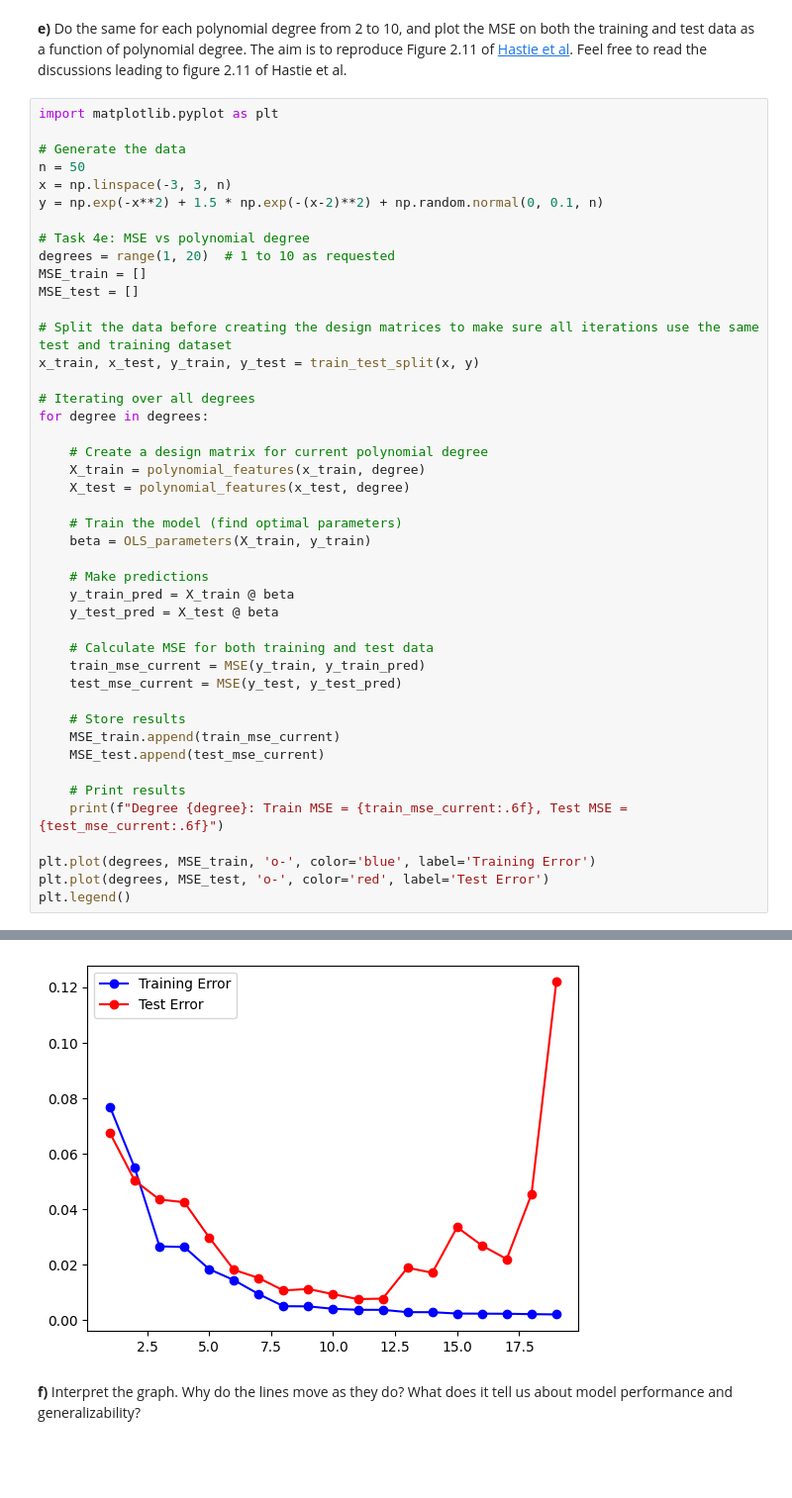
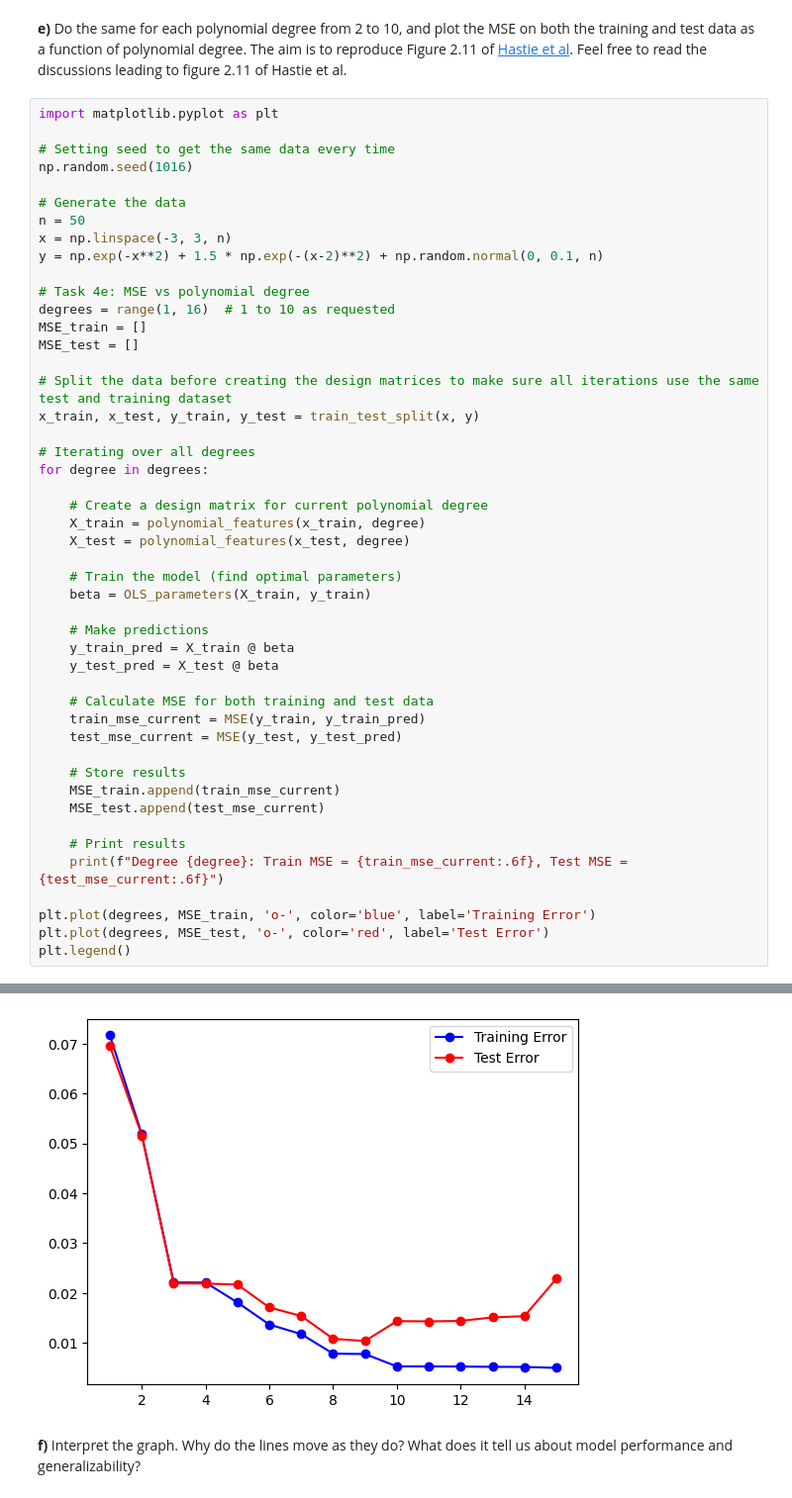
Before and after one commit to EiHol/FYSSTK3155, a Jupyter notebook: Week35/Notebook_W35.ipynb, the cells around one changed output, grey strips where cells are left out. Shown at 99% size. Drawn from its saved outputs; the diff is of its cells as text; blank space fills up the shorter version.

Commit message:
Updated the np.random seed to get more predictable plotting of task 4

```diff
--- a/Week35/Notebook_W35.ipynb
+++ b/Week35/Notebook_W35.ipynb
@@ -294,6 +294,9 @@ Training mean squared error 0.01786220984580223
 **e)** Do the same for each polynomial degree from 2 to 10, and plot the MSE on both the training and test data as a function of polynomial degree. The aim is to reproduce Figure 2.11 of [Hastie et al](https://github.com/CompPhysics/MLErasmus/blob/master/doc/Textbooks/elementsstat.pdf). Feel free to read the discussions leading to figure 2.11 of Hastie et al.
 # %%
 import matplotlib.pyplot as plt
+
+# Setting seed to get the same data every time
+np.random.seed(1016)
 
 # Generate the data
 n = 50
@@ -301,7 +304,7 @@ x = np.linspace(-3, 3, n)
 y = np.exp(-x**2) + 1.5 * np.exp(-(x-2)**2) + np.random.normal(0, 0.1, n)
 
 # Task 4e: MSE vs polynomial degree
-degrees = range(1, 20)  # 1 to 10 as requested
+degrees = range(1, 16)  # 1 to 10 as requested
 MSE_train = []
 MSE_test = []
 
@@ -359,5 +358,5 @@ Degree 19: Train MSE = 0.002099, Test MSE = 0.121839
 <matplotlib.legend.Legend at 0x...>
-[figure, old version]
+[figure, new version]
 # %% [markdown]
 **f)** Interpret the graph. Why do the lines move as they do? What does it tell us about model performance and generalizability?
 # %% [markdown]
```
Also changed, not shown: parts of 3 cells of this notebook.
